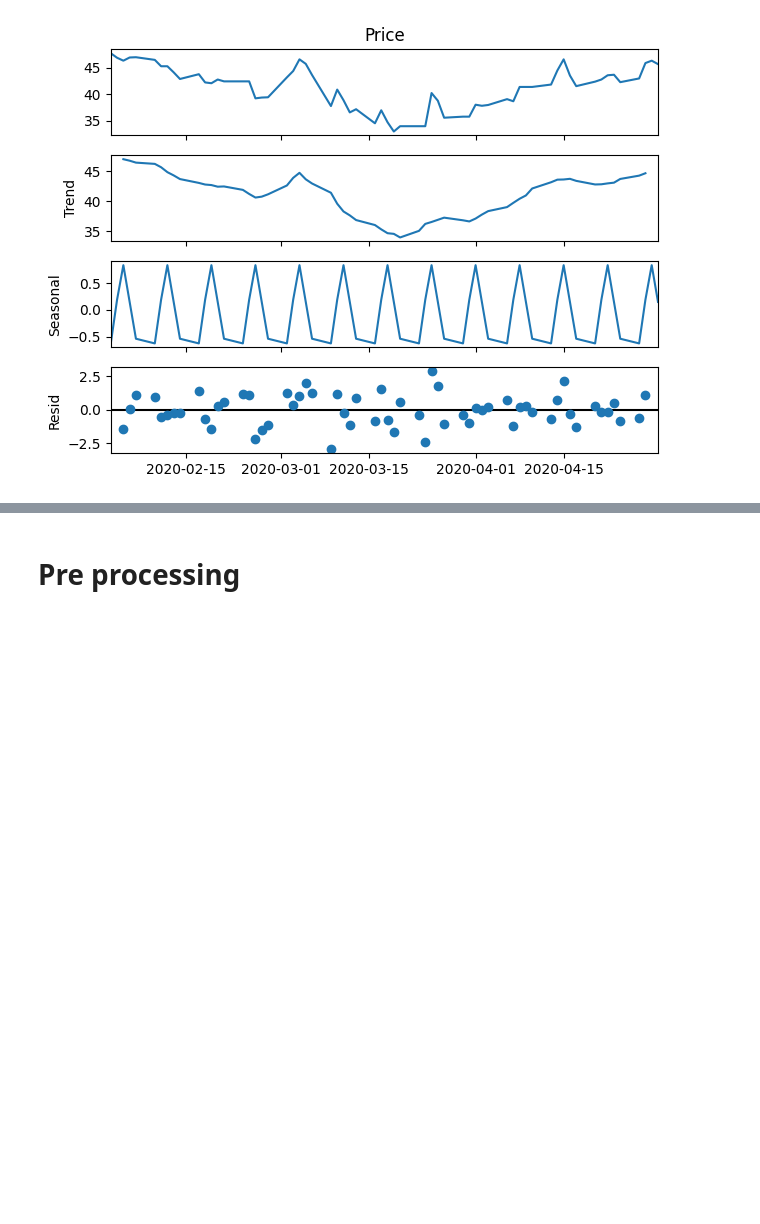
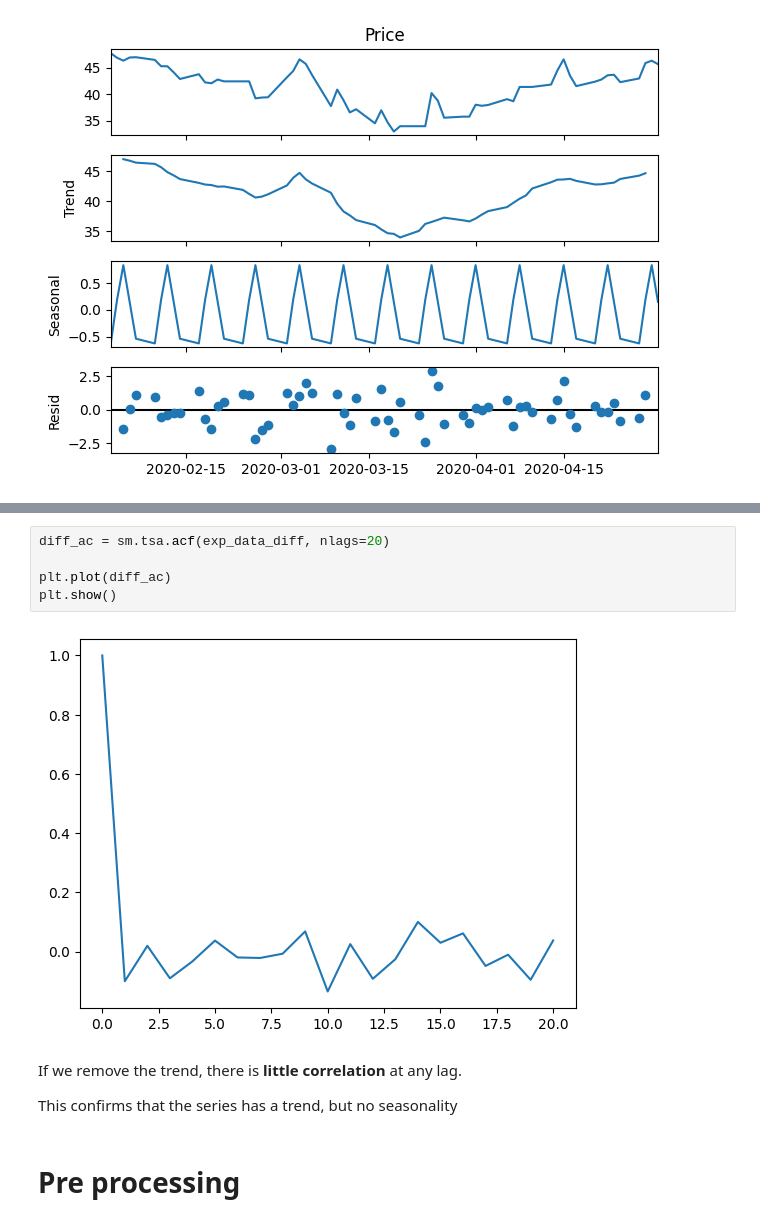
Before and after one commit to Ilvecho/Value-Investor, a Jupyter notebook: Project_5.ipynb, the cells around one changed output, grey strips where cells are left out. Cells and saved outputs as stored; diff of their text form; blank space fills up the shorter version.

```diff
--- a/Project_5.ipynb
+++ b/Project_5.ipynb
@@ -104,3 +119,14 @@ looking at the above figure it seems that a **weekly seasonality** is present in
+# %%
+diff_ac = sm.tsa.acf(exp_data_diff, nlags=20)
+
+plt.plot(diff_ac)
+plt.show()
+# %% [output]
+[figure, added]
+# %% [markdown]
+If we remove the trend, there is **little correlation** at any lag.
+
+This confirms that the series has a trend, but no seasonality
 # %% [markdown]
 # Pre processing
 # %% [markdown]
```
Also changed, not shown: parts of 15 cells of this notebook.
